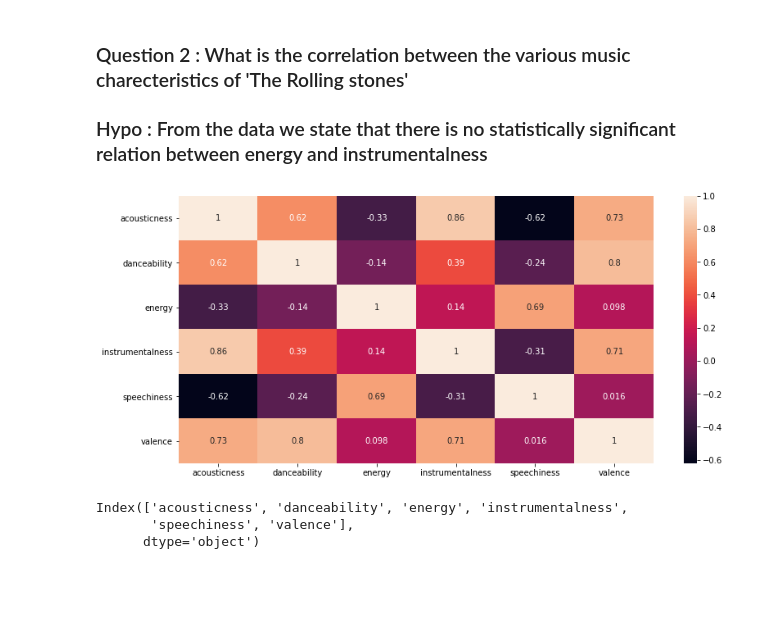
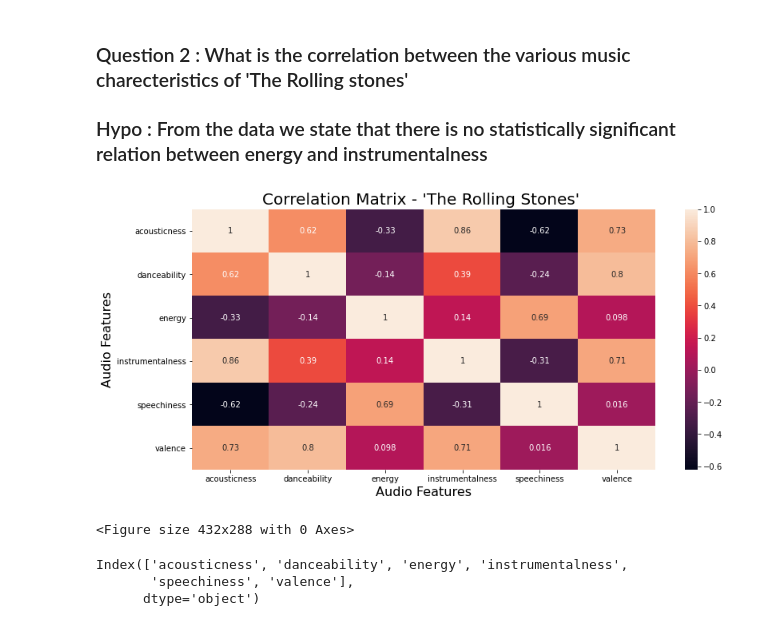
Before and after one commit to divya-gh/Spotify_Music_Analysis, a Jupyter notebook: spotify_analysis-hypothesis.ipynb, the cells around one changed output. Saved outputs shown, nothing was run; the diff lists cells and outputs as text; code cells hidden in the pictures; blank space fills up the shorter version.

Commit message:
pretty charts

```diff
--- a/spotify_analysis-hypothesis.ipynb
+++ b/spotify_analysis-hypothesis.ipynb
@@ -227,11 +227,16 @@ plt.tight_layout()
 # %%
 # create  a correlation matrix
 cormatrix = stones_line.corr()
 plt.figure(figsize=(13,6))
 sn.heatmap(cormatrix, annot=True)
+plt.title("Correlation Matrix - 'The Rolling Stones' ",fontsize=20 , color = 'k')
+plt.xlabel('Audio Features',fontsize=16 )
+plt.ylabel('Audio Features',fontsize=16 )
 plt.show()
+plt.tight_layout()
 # %% [output]
-[figure, old version]
+[figure, new version]
+<Figure size 432x288 with 0 Axes>
 # %%
 #Fetch speechiness values
 Stones_speechiness = stones_line.speechiness
```
Also changed, not shown: parts of 1 cell of this notebook.
